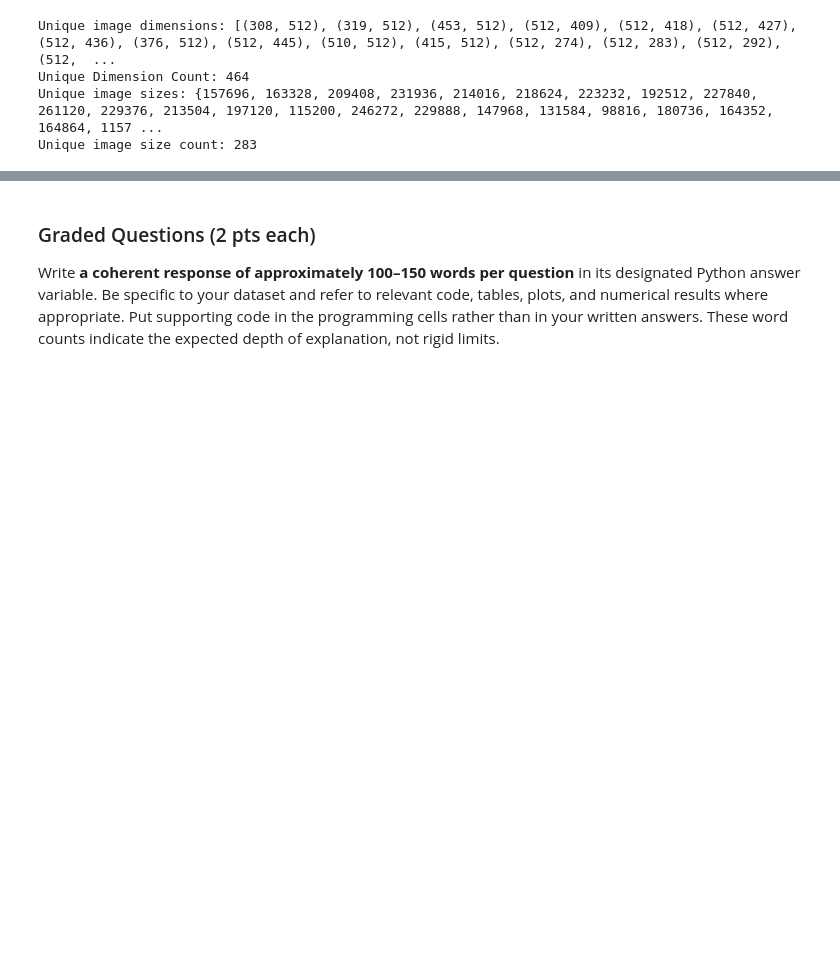
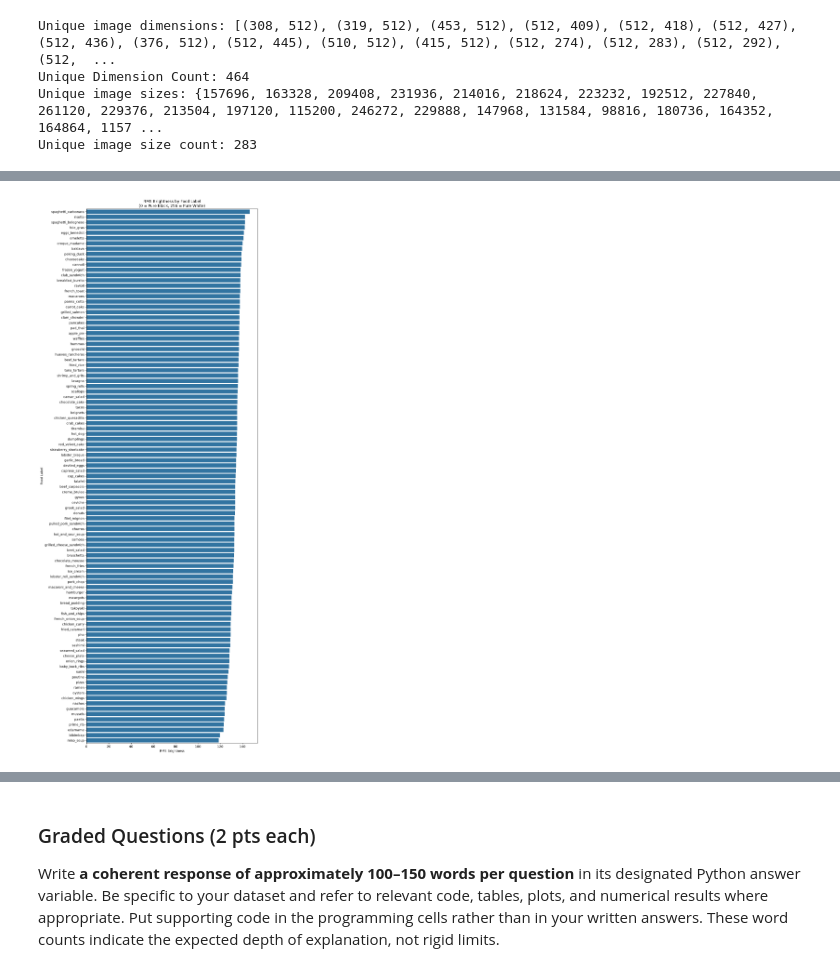
Before and after one commit to aidandig/DX703-Final-Project, a Jupyter notebook: Final_Project_Milestone.ipynb, the cells around one changed output, grey strips where cells are left out. Drawn from its saved outputs; the diff is of its cells as text; code cells hidden in the pictures; blank space fills up the shorter version.

Commit message:
food101 - brightness EDA

```diff
--- a/Final_Project_Milestone.ipynb
+++ b/Final_Project_Milestone.ipynb
@@ -377,0 +420,17 @@ Unique image size count: 283
+# %%
+# Assess the mean brightness metrics per classification
+food_label_brightness = img_characteristics.groupby('Food Label')[['RMS Brightness', 'Perceived Brightness']].mean()
+perceived_brightness_sorted = food_label_brightness['Perceived Brightness'].sort_values(ascending=False)
+rms_brightness_sorted       = food_label_brightness['RMS Brightness'].sort_values(ascending=False)
+# %%
+plt.figure(figsize=(10, 25))
+sns.barplot(
+    x=rms_brightness_sorted.values,
+    y=rms_brightness_sorted.index,
+    orient='h'
+)
+plt.title('RMS Brightness by Food Label\n(0 = Pure Black, 256 = Pure White)')
+plt.xlabel('RMS Brightness')
+plt.tight_layout()
+# %% [output]
+[figure, added]
```
Also changed, not shown: parts of 4 cells of this notebook.
